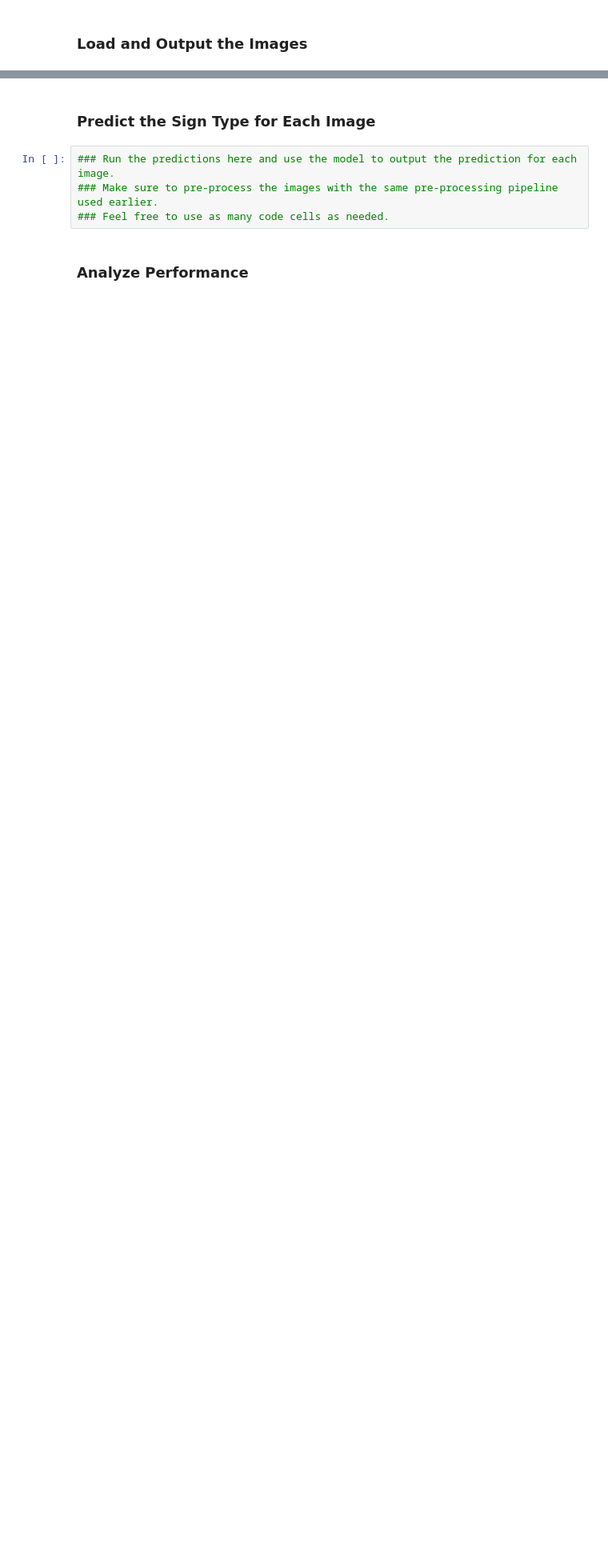
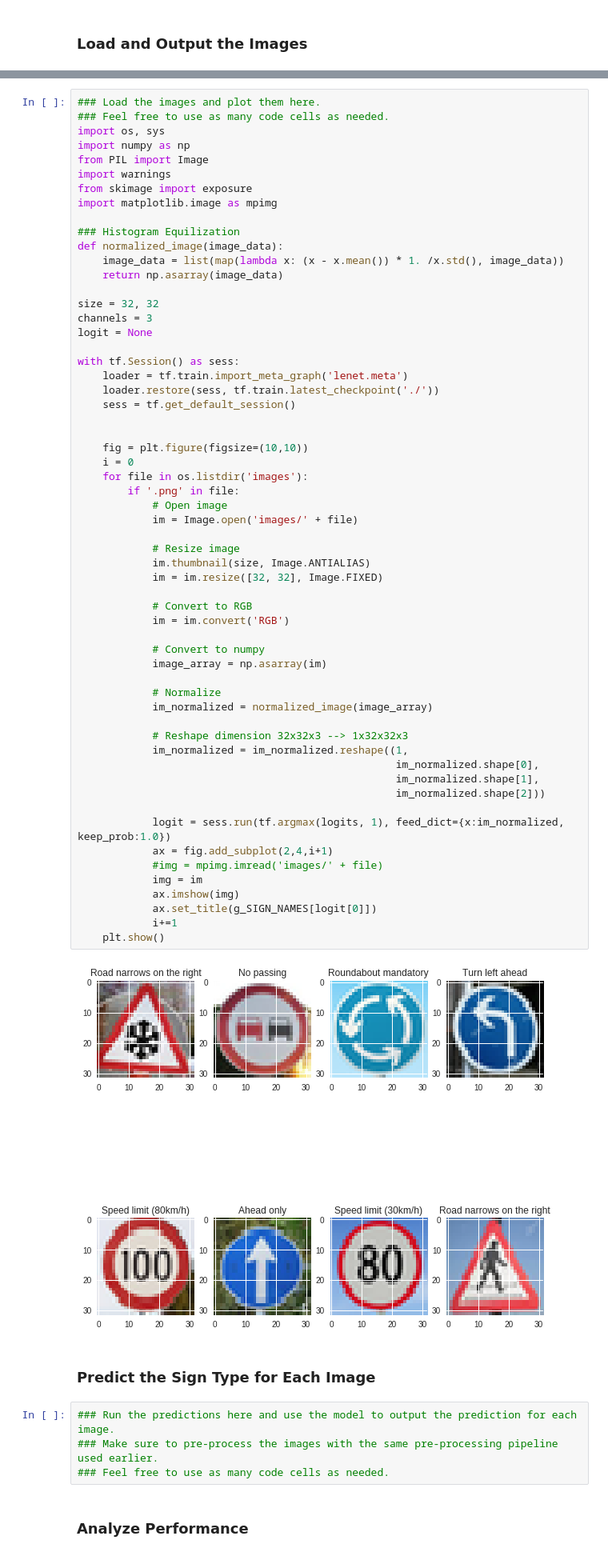
Before and after one commit to spookyQubit/TrafficSignClassification, a Jupyter notebook: Traffic_Sign_Classifier.ipynb, the cells around one changed output, grey strips where cells are left out. Shown at 80% size. Drawn from its saved outputs; the diff is of its cells as text; blank space fills up the shorter version.

```diff
--- a/Traffic_Sign_Classifier.ipynb
+++ b/Traffic_Sign_Classifier.ipynb
@@ -438,3 +630,64 @@ You may find `signnames.csv` useful as it contains mappings from the class id (i
+# %%
+### Load the images and plot them here.
+### Feel free to use as many code cells as needed.
+import os, sys
+import numpy as np
+from PIL import Image
+import warnings
+from skimage import exposure
+import matplotlib.image as mpimg
+
+### Histogram Equilization
+def normalized_image(image_data):
+    image_data = list(map(lambda x: (x - x.mean()) * 1. /x.std(), image_data))
+    return np.asarray(image_data)
+
+size = 32, 32
+channels = 3
+logit = None
+
+with tf.Session() as sess:
+    loader = tf.train.import_meta_graph('lenet.meta')
+    loader.restore(sess, tf.train.latest_checkpoint('./'))
+    sess = tf.get_default_session()
+
+
+    fig = plt.figure(figsize=(10,10))
+    i = 0
+    for file in os.listdir('images'):
+        if '.png' in file:
+            # Open image
+            im = Image.open('images/' + file)
+
+            # Resize image
+            im.thumbnail(size, Image.ANTIALIAS)
+            im = im.resize([32, 32], Image.FIXED)
+
+            # Convert to RGB
+            im = im.convert('RGB')
+
+            # Convert to numpy
+            image_array = np.asarray(im)
+
+            # Normalize
+            im_normalized = normalized_image(image_array)
+
+            # Reshape dimension 32x32x3 --> 1x32x32x3
+            im_normalized = im_normalized.reshape((1,
+                                                   im_normalized.shape[0],
+                                                   im_normalized.shape[1],
+                                                   im_normalized.shape[2]))
+
+            logit = sess.run(tf.argmax(logits, 1), feed_dict={x:im_normalized, keep_prob:1.0})
+            ax = fig.add_subplot(2,4,i+1)
+            #img = mpimg.imread('images/' + file)
+            img = im
+            ax.imshow(img)
+            ax.set_title(g_SIGN_NAMES[logit[0]])
+            i+=1
+    plt.show()
+# %% [output]
+[figure, added]
 # %% [markdown]
 ### Predict the Sign Type for Each Image
 # %%
```
Also changed, not shown: parts of 18 cells of this notebook, 11 other files.
